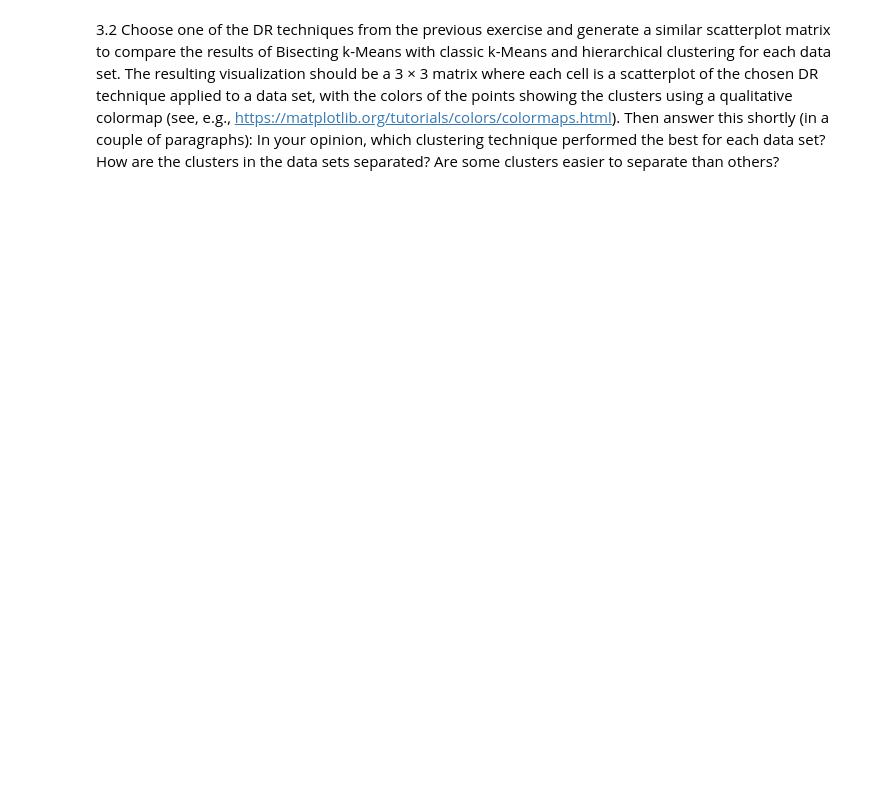
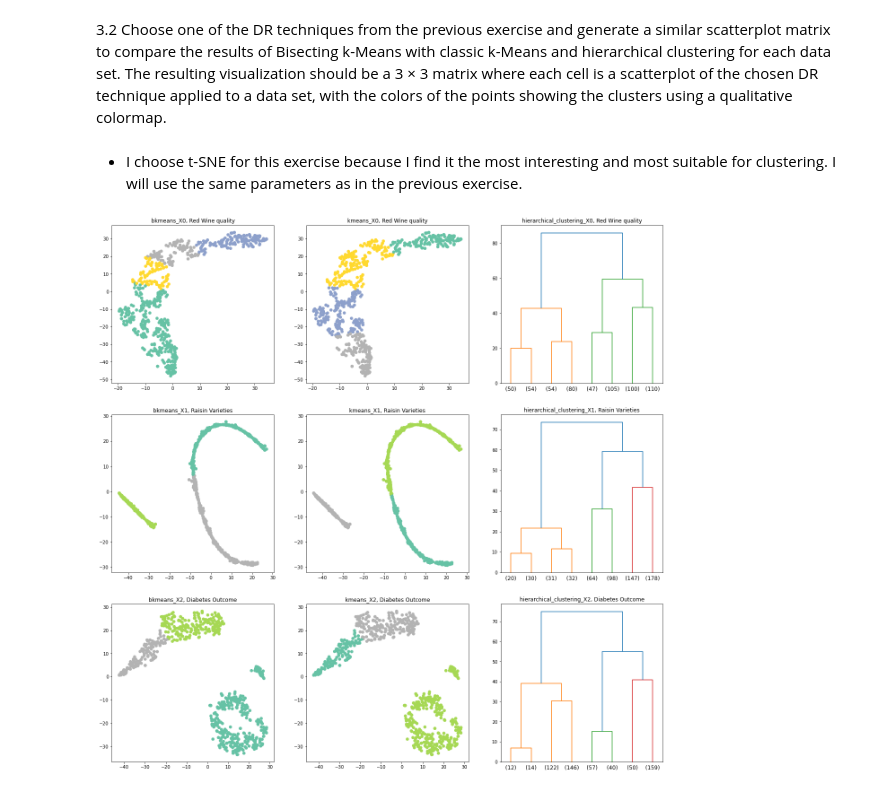
Before and after one commit to djolodjolo23/machine_learning_a4, a Jupyter notebook: Exercise3.ipynb, the cells around one changed output. Saved outputs shown, nothing was run; the diff lists cells and outputs as text; code cells hidden in the pictures; blank space fills up the shorter version.

Commit message:
All exercises completed. Still going to review it once more before submitting.

```diff
--- a/Exercise3.ipynb
+++ b/Exercise3.ipynb
@@ -67,2 +56,0 @@ Trying once again without normalization.
-# %%
-X_values = [X_red_wine, X_white_wine, X_diabetes]
@@ -96,6 +64,34 @@ for i in range(9):
 # %% [markdown]
-3.2 Choose one of the DR techniques from the previous exercise and generate a similar scatterplot matrix to compare the results of Bisecting k-Means with classic k-Means and hierarchical clustering for each data set. The resulting visualization should be a 3 × 3 matrix where each cell is a scatterplot of the chosen DR technique applied to a data set, with the colors of the points showing the clusters using a qualitative colormap (see, e.g.,
-https://matplotlib.org/tutorials/colors/colormaps.html).
-Then answer this shortly (in a couple of paragraphs): In your opinion, which clustering technique performed the
-best for each data set? How are the clusters in the data sets separated? Are some clusters easier to separate than
-others?
+3.2 Choose one of the DR techniques from the previous exercise and generate a similar scatterplot matrix to compare the results of Bisecting k-Means with classic k-Means and hierarchical clustering for each data set. The resulting visualization should be a 3 × 3 matrix where each cell is a scatterplot of the chosen DR technique applied to a data set, with the colors of the points showing the clusters using a qualitative colormap.
+# %% [markdown]
+- I choose t-SNE for this exercise because I find it the most interesting and most suitable for clustering. I will use the same parameters as in the previous exercise.
+# %%
+from sklearn.manifold import TSNE
+
+indices = [1, 4, 7]
+#selected_dr = [list(dr_results.values()) [i] for i in indices]
+tsne = TSNE(n_components=2)
+selected_dr = []
+for x in X_values:
+    selected_dr.append(tsne.fit_transform(x))
+# %%
+clustering_results = f.generate_clustering_results(selected_dr)
+# %%
+from scipy.cluster.hierarchy import dendrogram
+fig, axes = plt.subplots(3, 3, figsize=(22, 22))
+for i, key in enumerate(clustering_results.keys()):
+    clustering_result = clustering_results[key]
+    if i < 3:
+        dr = selected_dr[0]
+    elif i < 6:
+        dr = selected_dr[1]
+    else:
+        dr = selected_dr[2]
+    if key.startswith('hierarchical'):
+        dendrogram(clustering_result, ax=axes[i // 3, i % 3], truncate_mode='level', p=2, orientation='top')
+        axes[i // 3, i % 3].set_title(key + ", " + titles[i // 3])
+    else:
+        axes[i // 3, i % 3].scatter(dr[:, 0], dr[:, 1], c=clustering_result, cmap='Set2')
+        axes[i // 3, i % 3].set_title(key + ", " + titles[i // 3])
+# %% [output]
+[figure, added]
```
Also changed, not shown: parts of 18 cells of this notebook, 6 other files.
